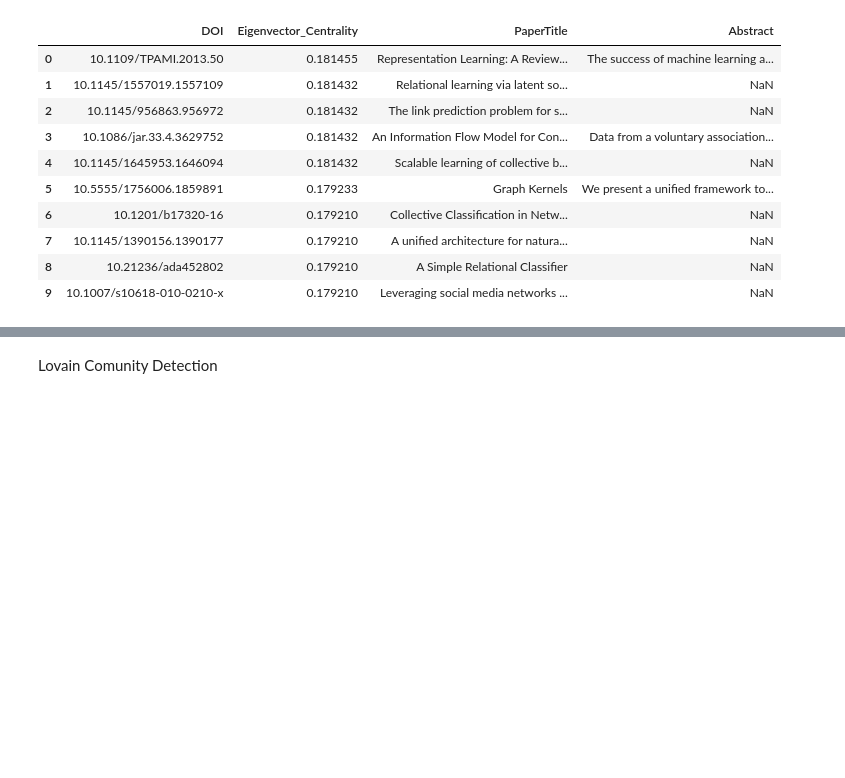
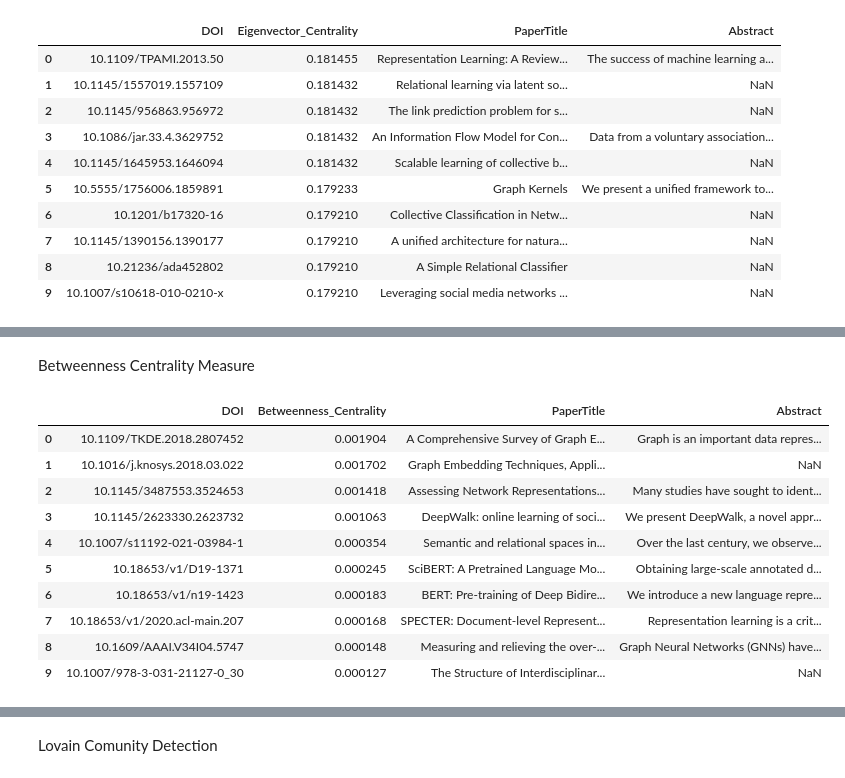
Before and after one commit to Thenuja-S/Graph-Theoretic-Research-Project, a Jupyter notebook: scripts/GenerateNetowrkX_Graph.ipynb, the cells around one changed output, grey strips where cells are left out. Cells and saved outputs as stored; diff of their text form; code cells hidden in the pictures; blank space fills up the shorter version.

```diff
--- a/scripts/GenerateNetowrkX_Graph.ipynb
+++ b/scripts/GenerateNetowrkX_Graph.ipynb
@@ -346,0 +330,39 @@ plt.show()
+# %% [markdown]
+Betweenness Centrality Measure
+# %%
+#Betweenness Centrality Calculation
+edges_df_cleaned = edges_df.dropna(subset=["Source", "Target"])
+
+# Convert edge list to directed graph
+G_original = nx.from_pandas_edgelist(
+    edges_df_cleaned,
+    source="Source",
+    target="Target",
+    create_using=nx.DiGraph()
+)
+
+betweenness_centrality = nx.betweenness_centrality(G_original)
+
+betweenness_df = pd.DataFrame(betweenness_centrality.items(), columns=["DOI", "Betweenness_Centrality"])
+betweenness_df = betweenness_df.dropna(subset=["DOI"])
+betweenness_df = betweenness_df.merge(
+    nodes_df[["NodeID", "PaperTitle", "Abstract"]],
+    left_on="DOI",
+    right_on="NodeID",
+    how="left"
+).drop(columns=["NodeID"])
+
+betweenness_df = betweenness_df.sort_values(by="Betweenness_Centrality", ascending=False).reset_index(drop=True)
+betweenness_df.head(10)
+# %% [output]
+|  | DOI | Betweenness_Centrality | PaperTitle | Abstract |
+| 0 | 10.1109/TKDE.2018.2807452 | 0.001904 | A Comprehensive Survey of Graph E... | Graph is an important data repres... |
+| 1 | 10.1016/j.knosys.2018.03.022 | 0.001702 | Graph Embedding Techniques, Appli... | NaN |
+| 2 | 10.1145/3487553.3524653 | 0.001418 | Assessing Network Representations... | Many studies have sought to ident... |
+| 3 | 10.1145/2623330.2623732 | 0.001063 | DeepWalk: online learning of soci... | We present DeepWalk, a novel appr... |
+| 4 | 10.1007/s11192-021-03984-1 | 0.000354 | Semantic and relational spaces in... | Over the last century, we observe... |
+| 5 | 10.18653/v1/D19-1371 | 0.000245 | SciBERT: A Pretrained Language Mo... | Obtaining large-scale annotated d... |
+| 6 | 10.18653/v1/n19-1423 | 0.000183 | BERT: Pre-training of Deep Bidire... | We introduce a new language repre... |
+| 7 | 10.18653/v1/2020.acl-main.207 | 0.000168 | SPECTER: Document-level Represent... | Representation learning is a crit... |
+| 8 | 10.1609/AAAI.V34I04.5747 | 0.000148 | Measuring and relieving the over-... | Graph Neural Networks (GNNs) have... |
+| 9 | 10.1007/978-3-031-21127-0_30 | 0.000127 | The Structure of Interdisciplinar... | NaN |
```
Also changed, not shown: parts of 8 cells of this notebook.
